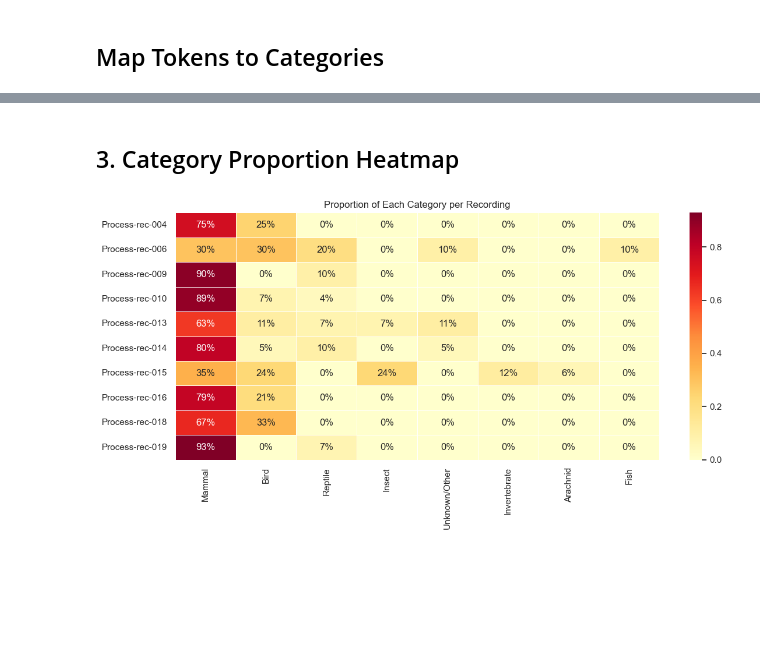
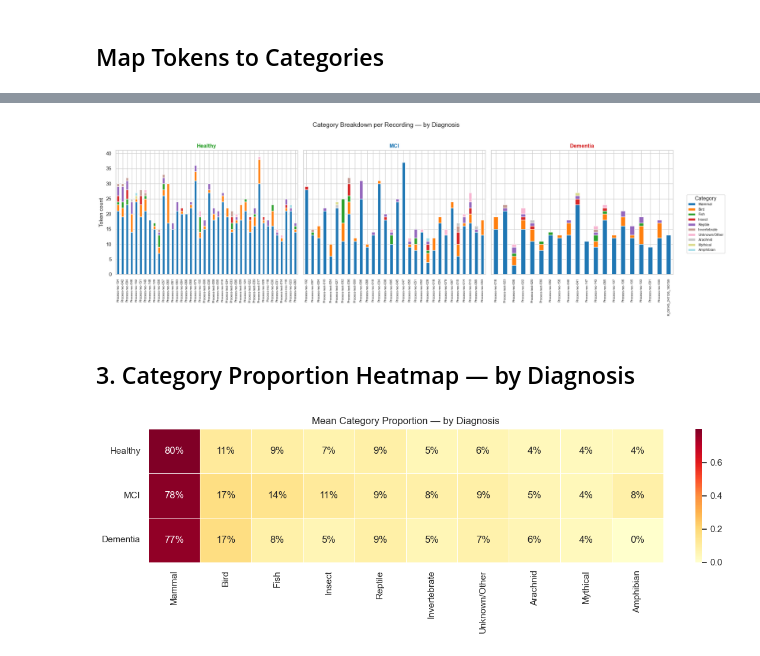
Before and after one commit to bentindal/cognospeak-pft-sft-pauses-data-analysis, a Jupyter notebook: sft_category_analysis.ipynb, the cells around one changed output, grey strips where cells are left out. Drawn from its saved outputs; the diff is of its cells as text; code cells hidden in the pictures; blank space fills up the shorter version.

```diff
--- a/sft_category_analysis.ipynb
+++ b/sft_category_analysis.ipynb
@@ -26,17 +31,23 @@ loader = TranscriptLoader()
 all_paths = loader.discover_transcript_files()
 
 sft_paths = [p for p in all_paths if loader.infer_task_from_filename(p.name) == "SFT"]
-print(f"Found {len(sft_paths)} SFT transcripts total")
+print(f"Found {len(sft_paths)} SFT transcripts")
 
-selected_paths = sft_paths[:10]
-print(f"Using first {len(selected_paths)} for analysis:")
-for p in selected_paths:
-    print(f"  {p.parent.name}/{p.name}")
-
-frames = [loader.load_transcript(p) for p in selected_paths]
+frames = [loader.load_transcript(p) for p in sft_paths]
 df = pd.concat(frames, ignore_index=True)
 
+metadata = loader.load_metadata()
+df = loader.merge_with_metadata(df, metadata)
+
 df["token_clean"] = df["token"].str.strip().str.lower()
-print(f"\nLoaded {len(df)} tokens across {df['recording'].nunique()} recordings")
-df.head(10)
+
+df = df[df["diagnosis"].isin(DIAG_ORDER)].copy()
+df["diagnosis"] = pd.Categorical(df["diagnosis"], categories=DIAG_ORDER, ordered=True)
+
+print(f"\nTokens per diagnosis group:")
+print(df.groupby("diagnosis", observed=True).agg(
+    recordings=("recording", "nunique"),
+    tokens=("token_clean", "count"),
+))
+df.head()
 # %% [output]
@@ -131,22 +139,63 @@ plt.show()
+# %%
+rec_diag = df.groupby("recording", observed=True)["diagnosis"].first()
+
+cross = pd.crosstab(df["recording"], df["category"])
+cross = cross[cat_order]
+cross["diagnosis"] = cross.index.map(rec_diag)
+cross = cross.sort_values("diagnosis")
+
+fig, axes = plt.subplots(1, 3, figsize=(18, 6), sharey=True)
+
+for ax, diag in zip(axes, DIAG_ORDER):
+    group = cross[cross["diagnosis"] == diag].drop(columns="diagnosis")
+    if group.empty:
+        ax.set_title(f"{DIAG_LABELS[diag]} (no data)")
+        continue
+    group.plot.bar(stacked=True, ax=ax, colormap="tab20", legend=False)
+    ax.set_title(DIAG_LABELS[diag], color=DIAG_COLORS[diag], fontweight="bold")
+    ax.set_xlabel("")
+    ax.tick_params(axis="x", rotation=90, labelsize=7)
+
+axes[0].set_ylabel("Token count")
+handles, labels = axes[0].get_legend_handles_labels()
+fig.legend(handles, labels, title="Category", bbox_to_anchor=(1.01, 0.5), loc="center left", fontsize=8)
+fig.suptitle("Category Breakdown per Recording — by Diagnosis", fontsize=14, y=1.02)
+plt.tight_layout()
+plt.show()
+# %% [output]
+[figure, added]
 # %% [markdown]
-## 3. Category Proportion Heatmap
+## 3. Category Proportion Heatmap — by Diagnosis
 # %%
-proportions = cross.div(cross.sum(axis=1), axis=0)
+mean_props = (
+    per_rec.assign(
+        total=per_rec.groupby(["diagnosis", "recording"], observed=True)["count"].transform("sum")
+    )
+    .assign(prop=lambda x: x["count"] / x["total"])
+    .groupby(["diagnosis", "category"], observed=True)["prop"]
+    .mean()
+    .reset_index()
+    .pivot(index="diagnosis", columns="category", values="prop")
+    .reindex(DIAG_ORDER)
+    .fillna(0)
+)
+mean_props = mean_props[cat_order]
+mean_props.index = [DIAG_LABELS[d] for d in mean_props.index]
 
-fig, ax = plt.subplots(figsize=(12, 6))
+fig, ax = plt.subplots(figsize=(12, 4))
 sns.heatmap(
-    proportions,
+    mean_props,
     annot=True,
     fmt=".0%",
     cmap="YlOrRd",
     linewidths=0.5,
     ax=ax,
 )
-ax.set_title("Proportion of Each Category per Recording")
+ax.set_title("Mean Category Proportion — by Diagnosis")
 ax.set_ylabel("")
 ax.set_xlabel("")
 plt.yticks(rotation=0)
 plt.tight_layout()
 plt.show()
 # %% [output]
-[figure, old version]
+[figure, new version]
```
Also changed, not shown: parts of 19 cells of this notebook.
